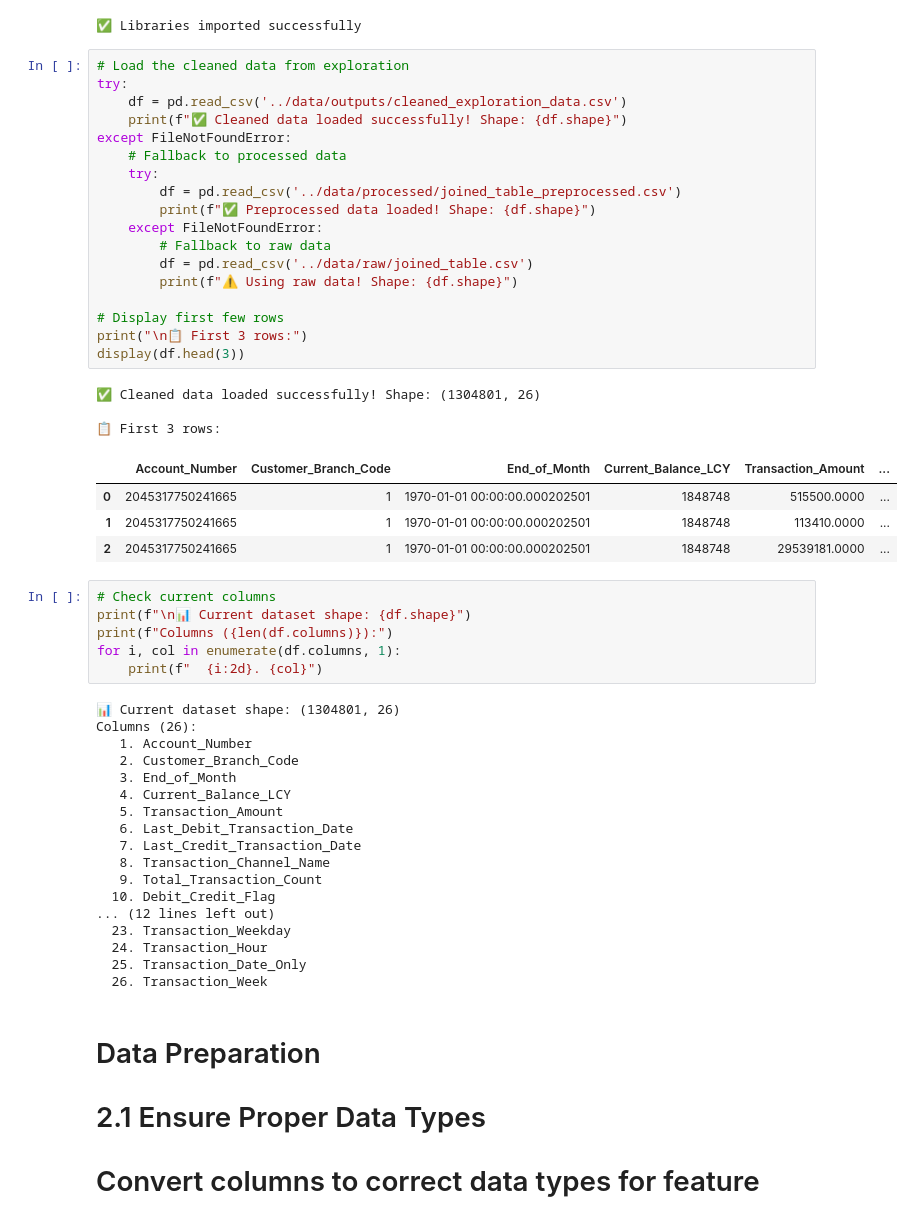
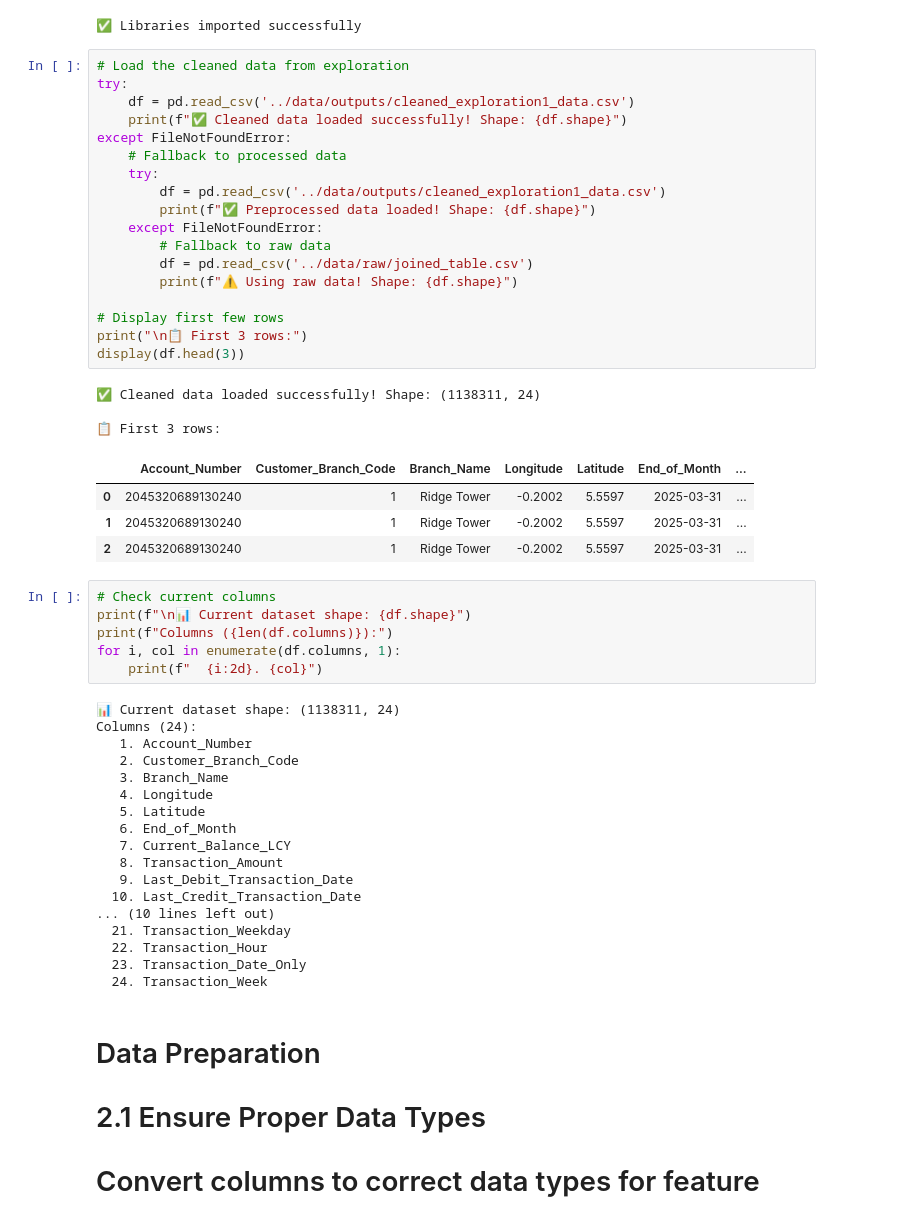
Before and after one commit to samhub25/transaction_analysis_project, a Jupyter notebook: notebooks/02_feature_engineering.ipynb, the cells around one changed output. Saved outputs shown, nothing was run; the diff lists cells and outputs as text.

```diff
--- a/notebooks/02_feature_engineering.ipynb
+++ b/notebooks/02_feature_engineering.ipynb
@@ -50,29 +50,29 @@ print("✅ Libraries imported successfully")
 # %%
 # Load the cleaned data from exploration
 try:
-    df = pd.read_csv('../data/outputs/cleaned_exploration_data.csv')
+    df = pd.read_csv('../data/outputs/cleaned_exploration1_data.csv')
     print(f"✅ Cleaned data loaded successfully! Shape: {df.shape}")
 except FileNotFoundError:
     # Fallback to processed data
     try:
-        df = pd.read_csv('../data/processed/joined_table_preprocessed.csv')
+        df = pd.read_csv('../data/outputs/cleaned_exploration1_data.csv')
         print(f"✅ Preprocessed data loaded! Shape: {df.shape}")
     except FileNotFoundError:
         # Fallback to raw data
         df = pd.read_csv('../data/raw/joined_table.csv')
         print(f"⚠️ Using raw data! Shape: {df.shape}")
 
 # Display first few rows
 print("\n📋 First 3 rows:")
 display(df.head(3))
 # %% [output]
-✅ Cleaned data loaded successfully! Shape: (1304801, 26)
+✅ Cleaned data loaded successfully! Shape: (1138311, 24)
 
 📋 First 3 rows:
-|  | Account_Number | Customer_Branch_Code | End_of_Month | Current_Balance_LCY | Transaction_Amount | ... |
-| 0 | 2045317750241665 | 1 | 1970-01-01 00:00:00.000202501 | 1848748 | 515500.0000 | ... |
-| 1 | 2045317750241665 | 1 | 1970-01-01 00:00:00.000202501 | 1848748 | 113410.0000 | ... |
-| 2 | 2045317750241665 | 1 | 1970-01-01 00:00:00.000202501 | 1848748 | 29539181.0000 | ... |
+|  | Account_Number | Customer_Branch_Code | Branch_Name | Longitude | Latitude | End_of_Month | ... |
+| 0 | 2045320689130240 | 1 | Ridge Tower | -0.2002 | 5.5597 | 2025-03-31 | ... |
+| 1 | 2045320689130240 | 1 | Ridge Tower | -0.2002 | 5.5597 | 2025-03-31 | ... |
+| 2 | 2045320689130240 | 1 | Ridge Tower | -0.2002 | 5.5597 | 2025-03-31 | ... |
 # %%
 # Check current columns
 print(f"\n📊 Current dataset shape: {df.shape}")
@@ -80,23 +80,23 @@ print(f"Columns ({len(df.columns)}):")
 for i, col in enumerate(df.columns, 1):
     print(f"  {i:2d}. {col}")
 # %% [output]
-📊 Current dataset shape: (1304801, 26)
-Columns (26):
+📊 Current dataset shape: (1138311, 24)
+Columns (24):
    1. Account_Number
    2. Customer_Branch_Code
-   3. End_of_Month
-   4. Current_Balance_LCY
-   5. Transaction_Amount
-   6. Last_Debit_Transaction_Date
-   7. Last_Credit_Transaction_Date
-   8. Transaction_Channel_Name
-   9. Total_Transaction_Count
-  10. Debit_Credit_Flag
-... (12 lines left out)
-  23. Transaction_Weekday
-  24. Transaction_Hour
-  25. Transaction_Date_Only
-  26. Transaction_Week
+   3. Branch_Name
+   4. Longitude
+   5. Latitude
+   6. End_of_Month
+   7. Current_Balance_LCY
+   8. Transaction_Amount
+   9. Last_Debit_Transaction_Date
+  10. Last_Credit_Transaction_Date
+... (10 lines left out)
+  21. Transaction_Weekday
+  22. Transaction_Hour
+  23. Transaction_Date_Only
+  24. Transaction_Week
 # %% [markdown]
 # Data Preparation
 # 2.1 Ensure Proper Data Types
```
Also changed, not shown: parts of 15 cells of this notebook, 8 other files.
